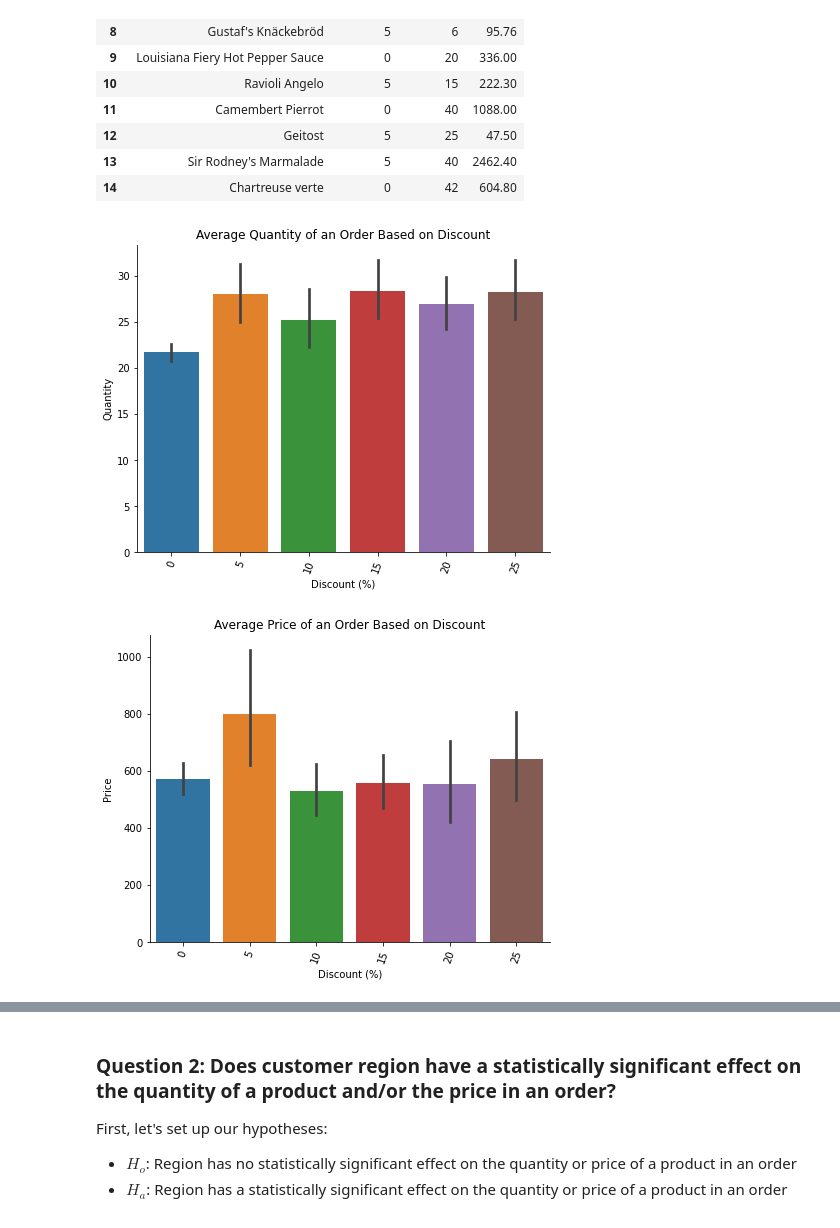
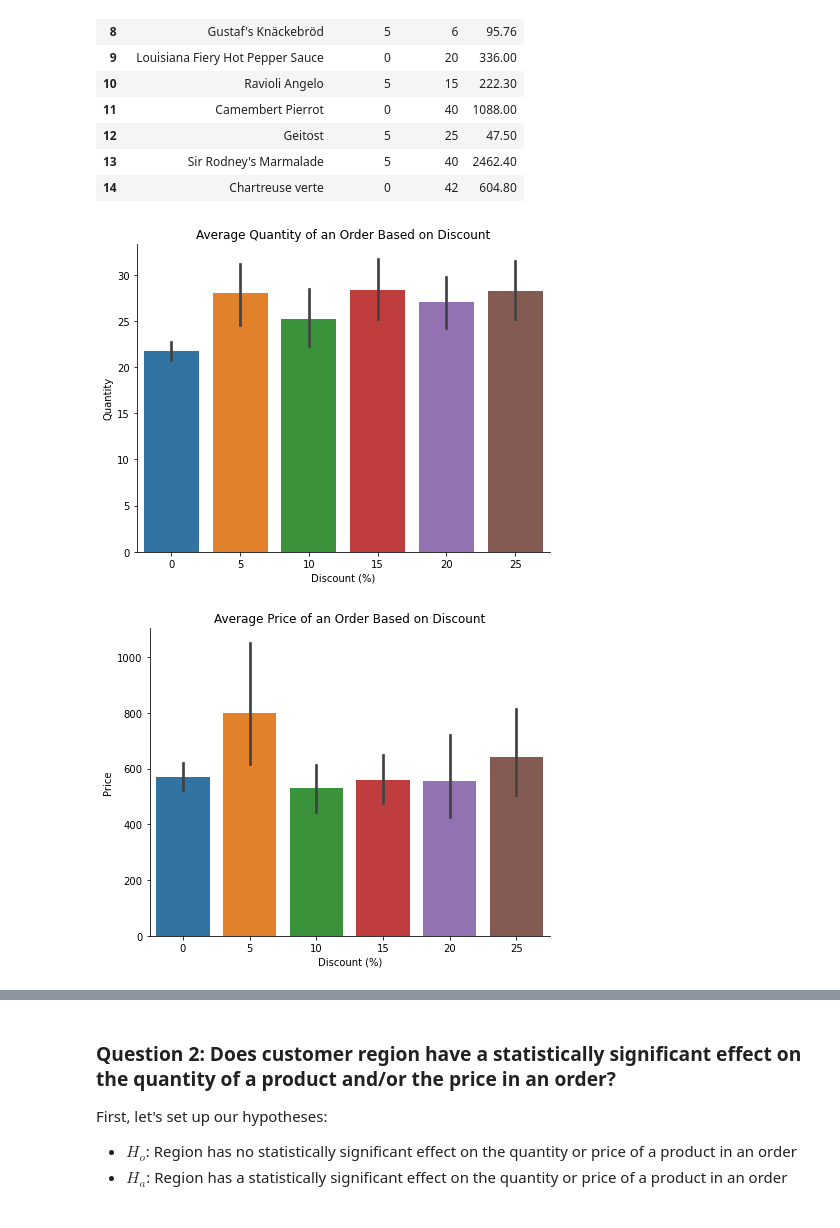
Before and after one commit to k1994a/dsc-mod-3-project-online-ds-sp-000, a Jupyter notebook: student.ipynb, the cells around one changed output, grey strips where cells are left out. Cells and saved outputs as stored; diff of their text form; code cells hidden in the pictures.

```diff
--- a/student.ipynb
+++ b/student.ipynb
@@ -268,22 +261,20 @@ df_dis.head(15)
 | 14 | Chartreuse verte | 0 | 42 | 604.80 |
 # %%
 sns.catplot(x = 'Discount', y = 'Quantity', kind = 'bar', data = df_dis,height=5, aspect=1.3)
-plt.xticks(rotation=70)
 plt.title('Average Quantity of an Order Based on Discount')
 plt.xlabel('Discount (%)')
 plt.savefig('q1_quantity.jpg',bbox_inches='tight')
 plt.show()
 # %% [output]
-[figure, old version]
+[figure, new version]
 # %%
 sns.catplot(x = 'Discount', y = 'Price', kind = 'bar', data = df_dis,height=5, aspect=1.3)
-plt.xticks(rotation=70)
 plt.title('Average Price of an Order Based on Discount')
 plt.xlabel('Discount (%)')
 plt.savefig('q1_price.jpg', bbox_inches='tight')
 plt.show()
 # %% [output]
-[figure, old version]
+[figure, new version]
 # %%
 for discount in [5, 10, 15, 20, 25]:
     p = welch_t_p_value(df_dis[df_dis['Discount'] == 0].Quantity, df_dis[df_dis['Discount'] == discount].Quantity, two_sided = True)
```
Also changed, not shown: parts of 24 cells of this notebook, 11 other files.
